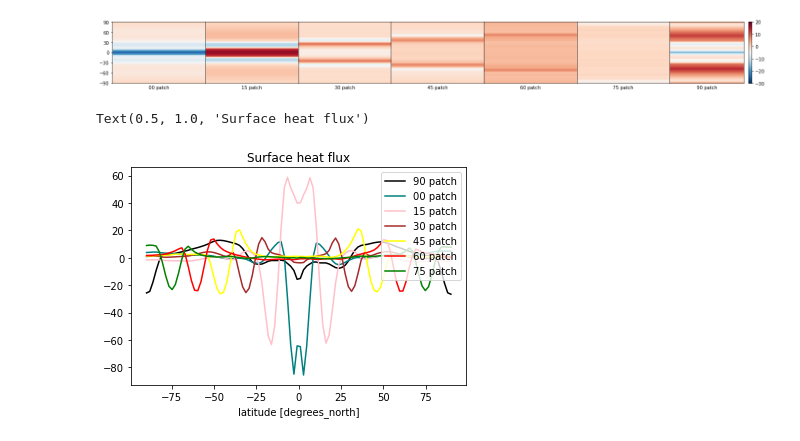
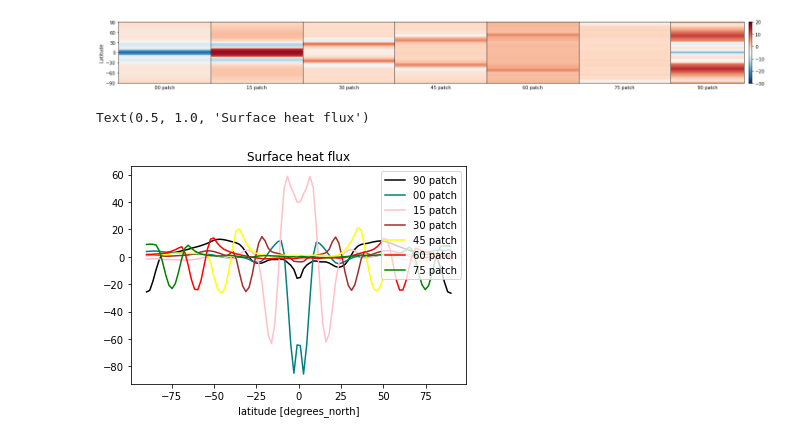
Before and after one commit to mailesasaki/cdds_sst_perturbations, a Jupyter notebook: Project_1.ipynb, the cells around one changed output. Drawn from its saved outputs; the diff is of its cells as text; code cells hidden in the pictures.

```diff
--- a/Project_1.ipynb
+++ b/Project_1.ipynb
@@ -101,7 +101,7 @@ expp_60, ppp_60=np.meshgrid(exp_60, pp_60)
 
 pp_75=np.array(TOA_flux_exp_minus_control_75)
 #zp= pp.transpose()
-exp_75=np.linspace(0,1,96)
+exp_75=np.linspace(0,2,96)
 plat_75=np.array(TOA_flux_exp_minus_control_75.lat)
 expp_75, ppp_75=np.meshgrid(exp_75, pp_75)
 # %%
@@ -129,6 +129,7 @@ gs.update(wspace=0)
 plt.subplot(gs[0,0])
 plt.pcolormesh(expp_00,plat_00,ppp_00,cmap='RdBu_r',vmin=-30, vmax=20)
 plt.yticks(np.arange(-90, 91, 30))
+plt.ylabel("Latitude")
 plt.xticks([])
 plt.xlabel("00 patch")
 
@@ -159,34 +160,34 @@ plt.xticks([])
 plt.xlabel("60 patch")
 ax = pylab.gca()
 ax.yaxis.set_visible(False)
 
 plt.subplot(gs[0,5])
 plt.pcolormesh(expp_75,plat_75,ppp_75,cmap='RdBu_r',vmin=-30, vmax=20)
 plt.xticks([])
 plt.xlabel("75 patch")
 ax = pylab.gca()
 ax.yaxis.set_visible(False)
 
 plt.subplot(gs[0,6])
 plt.pcolormesh(expp_pole,plat_pole,ppp_pole,cmap='RdBu_r',vmin=-30, vmax=20)
 plt.xticks([])
 plt.xlabel("90 patch")
 ax = pylab.gca()
 ax.yaxis.set_visible(False)
 
 # Get the current axis
 ax = pylab.gca()
 # Set Y-axis visibility to False
 ax.yaxis.set_visible(False)
 
 #        plt.set_yticklabels([])
 
 #plt.tight_layout() # do not use this!!
 plt.subplot(gs[0,6])
 plt.colorbar()
 plt.show()
 # %% [output]
-[figure, old version]
+[figure, new version]
 # %%
 #Surface flux
 Qs_pole=(-data_pole.FLNS.mean('lon')+data_pole.FSNS.mean('lon')-data_pole.SHFLX.mean('lon')-data_pole.LHFLX.mean('lon'))-(-data_control.FLNS.mean('lon')+data_control.FSNS.mean('lon')-data_control.SHFLX.mean('lon')-data_control.LHFLX.mean('lon'))
```
Also changed, not shown: parts of 3 cells of this notebook.
